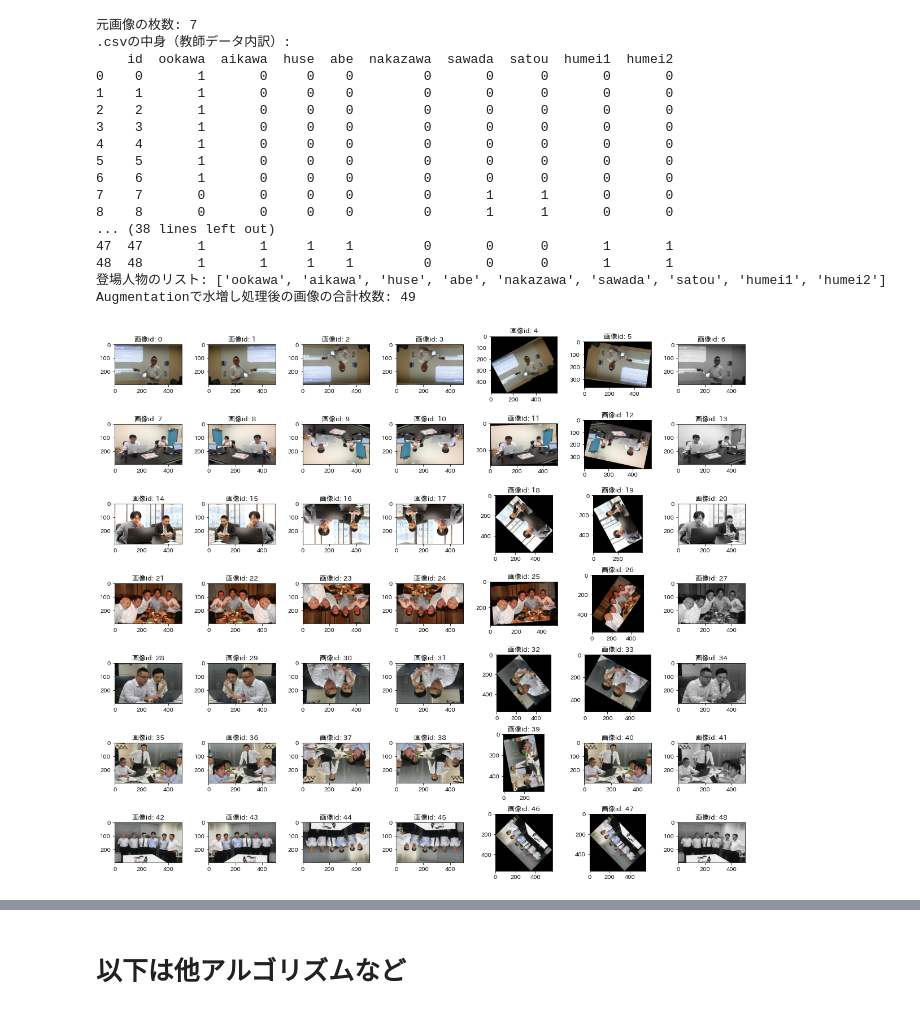
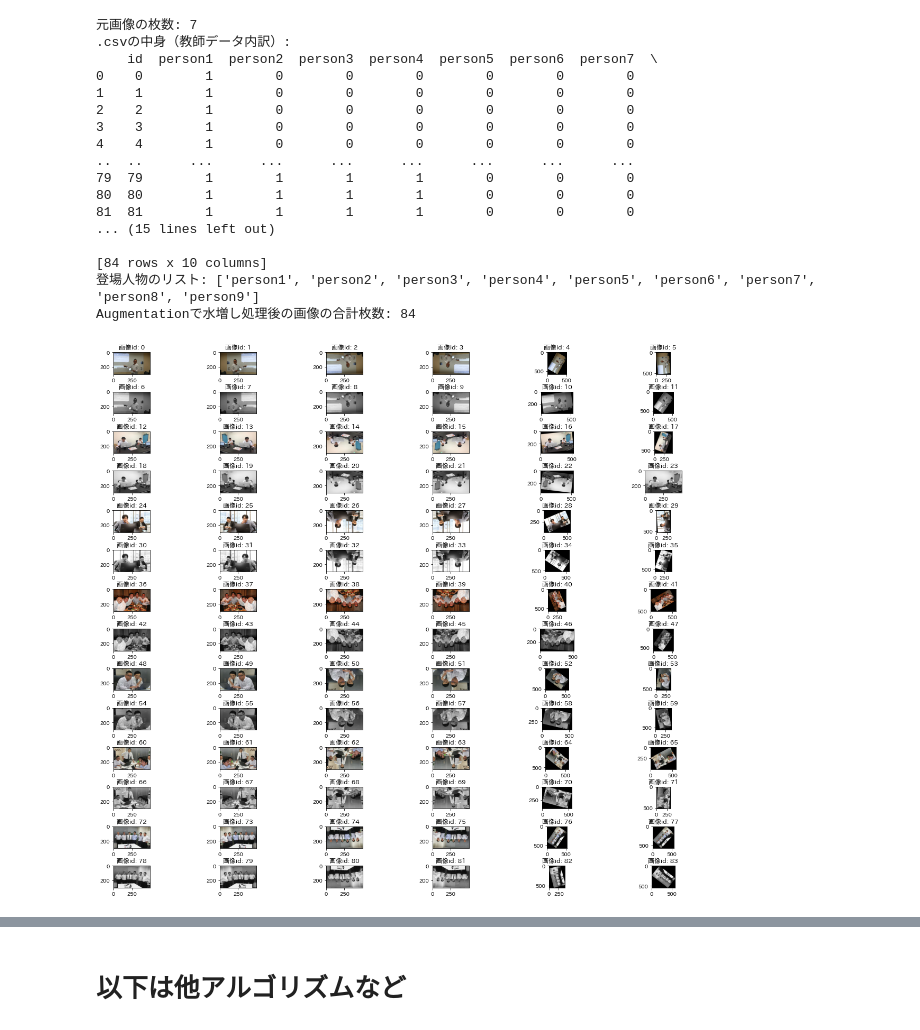
Before and after one commit to nazuna2371/public, a Jupyter notebook: person_judgment_ver1.0.ipynb, the cells around one changed output, grey strips where cells are left out. Drawn from its saved outputs; the diff is of its cells as text; code cells hidden in the pictures.

```diff
--- a/person_judgment_ver1.0.ipynb
+++ b/person_judgment_ver1.0.ipynb
@@ -58,7 +77,7 @@ file_name = ""
 csv_rows_num = 0
 if switch == 0:
     file_name = "./images/member_classified.csv" # 全画像ver
-    csv_rows_num = sum([1 for _ in open(file_name)]) // 7
+    csv_rows_num = 7
 elif switch == 1:
     file_name = "./images/member_classified_gray.csv" # グレーのみver
     csv_rows_num = sum([1 for _ in open(file_name)]) // 6
@@ -67,7 +86,6 @@ elif switch == 2:
     csv_rows_num = sum([1 for _ in open(file_name)]) // 4
 
 targets_data = pd.read_csv(file_name)
-
 
 print("元画像の枚数: " + str(csv_rows_num))
 print(".csvの中身（教師データ内訳）: ")
@@ -81,7 +99,7 @@ print("登場人物のリスト: " + str(target_person))
 
 
 # 機械学習での判定に使う画像を加工しながら配列に格納
-# 元の画像材料が7枚のみ。40数枚に水増し
+# 元の画像材料が7枚のみ。84枚に水増し
 img_list = []
 for i in range(csv_rows_num):
     if switch == 0:
@@ -101,6 +119,13 @@ for i in range(csv_rows_num):
         target_img = cv2.resize(target_img, (500, 300))
         target_img = cv2.cvtColor(target_img, cv2.COLOR_BGR2RGB) # BGR → RGBに変換
         img_list.append(np.array(target_img))
+
+        # 追加分 グレースケール画像加工
+        img_list.append(horizontal_flip(np.array(target_img)))
+        img_list.append(vertical_flip(np.array(target_img)))
+        img_list.append(horizontal_flip(vertical_flip(np.array(target_img))))
+        img_list.append(random_rotation(np.array(target_img)))
+        img_list.append(random_rotation(np.array(target_img)))
 
     elif switch == 1:
         target_img = cv2.imread("./images/%03d.jpg" % (i), cv2.IMREAD_GRAYSCALE)
@@ -123,50 +148,50 @@ for i in range(csv_rows_num):
         img_list.append(vertical_flip(np.array(target_img)))
         img_list.append(horizontal_flip(vertical_flip(np.array(target_img))))
 
     else:
 #        グレースケール画像などを作成するためのもの
         jpg = "./images/%03d.jpg" % (i)
         img = cv2.imread(jpg, cv2.IMREAD_GRAYSCALE)
         cv2.imwrite("./images/gray%03d.jpg" % (i), img)
         img = cv2.imread(jpg, cv2.IMREAD_UNCHANGED)
         cv2.imwrite("./images/rgba%03d.jpg" % (i), img)
 
 print("Augmentationで水増し処理後の画像の合計枚数: " + str(len(img_list)))
 
 # 配列に格納した画像をサブプロットで描画し確認
 def img__show_adj(w_size = 20, hsize = 15, w_num = 7, w_space = 0, h_space = 0):
     img_plot_fig = plt.figure(figsize = (w_size, w_size))
     for i in range(len(img_list)):
         img_plot = img_plot_fig.add_subplot((len(img_list) // w_num) + 1, w_num, i + 1)
         img_plot.set_title("画像id: " + str(i))
         plt.subplots_adjust(wspace = w_space, hspace = h_space)
         img_plot.imshow(img_list[i])
 
 if switch == 0:
-    img__show_adj(20, 20, 7, 0.4, 0.4)
+    img__show_adj(20, 20, 6, 0.8, 0.8)
 elif switch == 1:
     img__show_adj(20, 20, 6, 0.4, 0.4)
 elif switch == 2:
     img__show_adj(20, 20, 4, 0.4, 0.4)
 # %% [output]
 元画像の枚数: 7
 .csvの中身（教師データ内訳）:
-    id  ookawa  aikawa  huse  abe  nakazawa  sawada  satou  humei1  humei2
-0    0       1       0     0    0         0       0      0       0       0
-1    1       1       0     0    0         0       0      0       0       0
-2    2       1       0     0    0         0       0      0       0       0
-3    3       1       0     0    0         0       0      0       0       0
-4    4       1       0     0    0         0       0      0       0       0
-5    5       1       0     0    0         0       0      0       0       0
-6    6       1       0     0    0         0       0      0       0       0
-7    7       0       0     0    0         0       1      1       0       0
-8    8       0       0     0    0         0       1      1       0       0
-... (38 lines left out)
-47  47       1       1     1    1         0       0      0       1       1
-48  48       1       1     1    1         0       0      0       1       1
-登場人物のリスト: ['ookawa', 'aikawa', 'huse', 'abe', 'nakazawa', 'sawada', 'satou', 'humei1', 'humei2']
-Augmentationで水増し処理後の画像の合計枚数: 49
+    id  person1  person2  person3  person4  person5  person6  person7  \
+0    0        1        0        0        0        0        0        0
+1    1        1        0        0        0        0        0        0
+2    2        1        0        0        0        0        0        0
+3    3        1        0        0        0        0        0        0
+4    4        1        0        0        0        0        0        0
+..  ..      ...      ...      ...      ...      ...      ...      ...
+79  79        1        1        1        1        0        0        0
+80  80        1        1        1        1        0        0        0
+81  81        1        1        1        1        0        0        0
+... (15 lines left out)
+
+[84 rows x 10 columns]
+登場人物のリスト: ['person1', 'person2', 'person3', 'person4', 'person5', 'person6', 'person7', 'person8', 'person9']
+Augmentationで水増し処理後の画像の合計枚数: 84
-[figure, old version]
+[figure, new version]
 # %%
 images_data = np.empty((0, 256), int)
 # print(images_data.shape)
```
Also changed, not shown: parts of 10 cells of this notebook, 3 other files.
